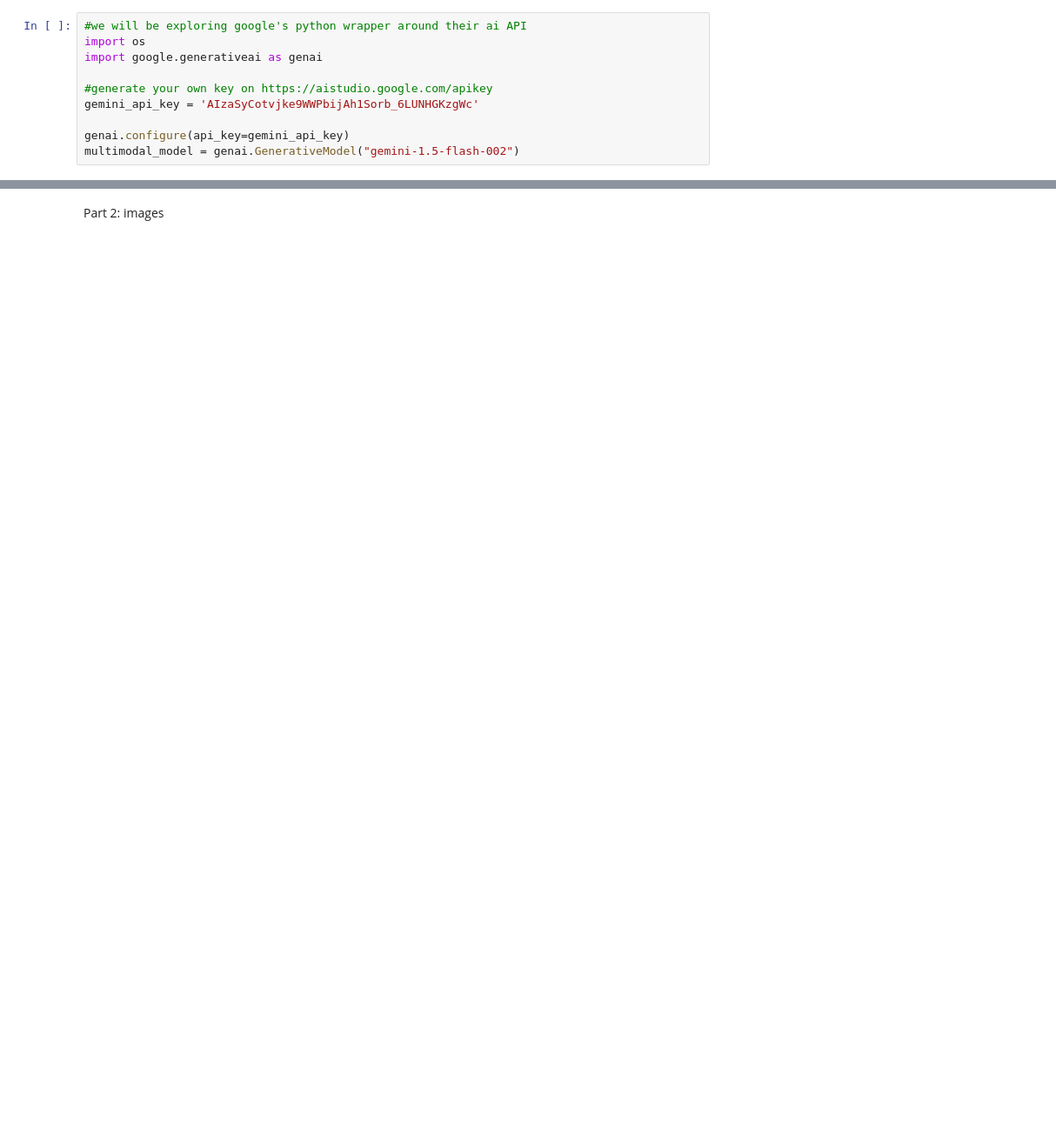
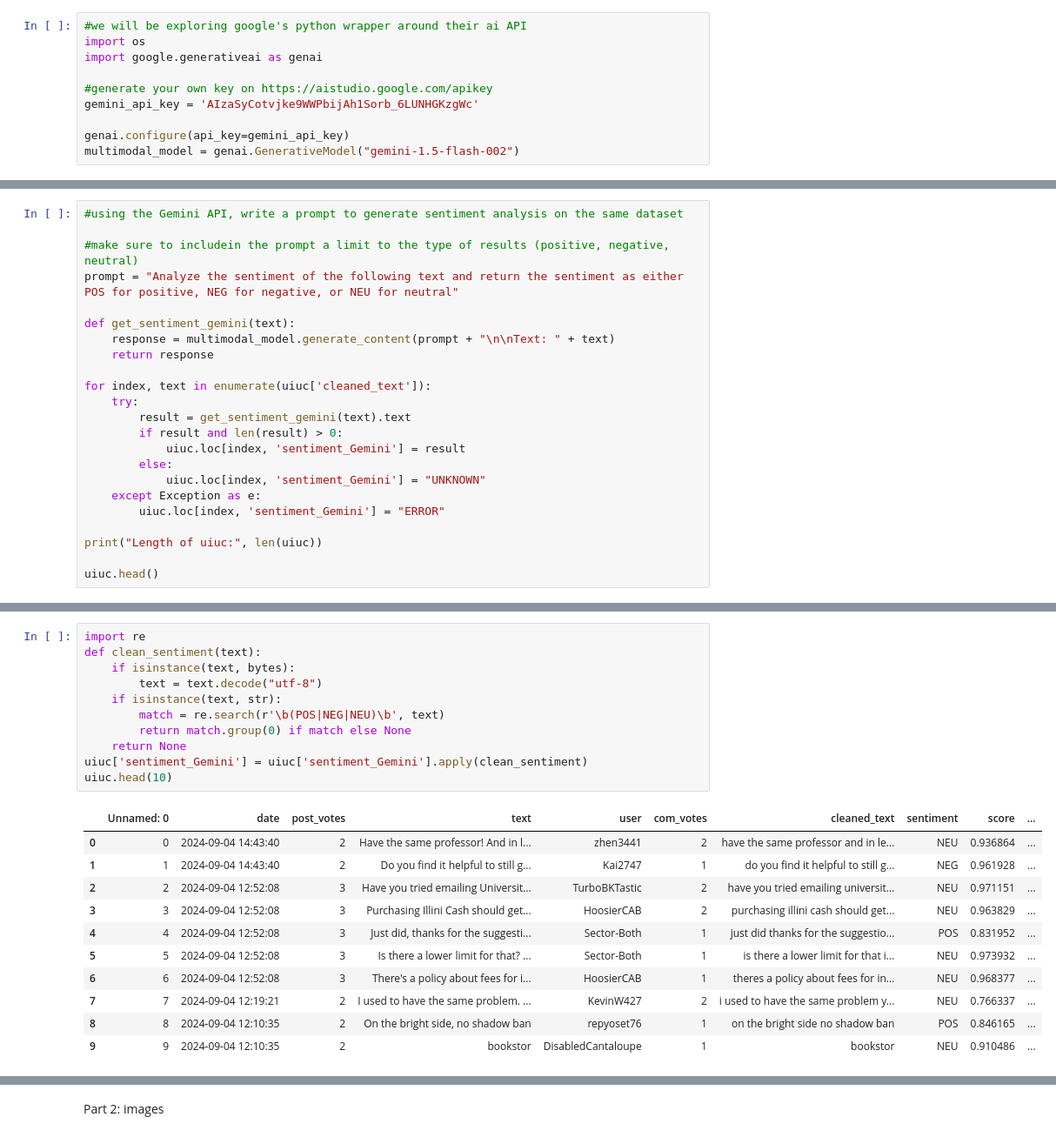
Before and after one commit to ashashzZ/project4-graphs-llms, a Jupyter notebook: project4.ipynb, the cells around one changed output, grey strips where cells are left out. Shown at 87% size. Saved outputs shown, nothing was run; the diff lists cells and outputs as text; blank space fills up the shorter version.

```diff
--- a/project4.ipynb
+++ b/project4.ipynb
@@ -56,0 +85,23 @@ model_response.text
+# %%
+#using the Gemini API, write a prompt to generate sentiment analysis on the same dataset
+
+#make sure to includein the prompt a limit to the type of results (positive, negative, neutral)
+prompt = "Analyze the sentiment of the following text and return the sentiment as either POS for positive, NEG for negative, or NEU for neutral"
+
+def get_sentiment_gemini(text):
+    response = multimodal_model.generate_content(prompt + "\n\nText: " + text)
+    return response
+
+for index, text in enumerate(uiuc['cleaned_text']):
+    try:
+        result = get_sentiment_gemini(text).text
+        if result and len(result) > 0:
+            uiuc.loc[index, 'sentiment_Gemini'] = result
+        else:
+            uiuc.loc[index, 'sentiment_Gemini'] = "UNKNOWN"
+    except Exception as e:
+        uiuc.loc[index, 'sentiment_Gemini'] = "ERROR"
+
+print("Length of uiuc:", len(uiuc))
+
+uiuc.head()
@@ -56,0 +116,23 @@ model_response.text
+# %%
+import re
+def clean_sentiment(text):
+    if isinstance(text, bytes):
+        text = text.decode("utf-8")
+    if isinstance(text, str):
+        match = re.search(r'\b(POS|NEG|NEU)\b', text)
+        return match.group(0) if match else None
+    return None
+uiuc['sentiment_Gemini'] = uiuc['sentiment_Gemini'].apply(clean_sentiment)
+uiuc.head(10)
+# %% [output]
+|  | Unnamed: 0 | date | post_votes | text | user | com_votes | cleaned_text | sentiment | score | ... |
+| 0 | 0 | 2024-09-04 14:43:40 | 2 | Have the same professor! And in l... | zhen3441 | 2 | have the same professor and in le... | NEU | 0.936864 | ... |
+| 1 | 1 | 2024-09-04 14:43:40 | 2 | Do you find it helpful to still g... | Kai2747 | 1 | do you find it helpful to still g... | NEG | 0.961928 | ... |
+| 2 | 2 | 2024-09-04 12:52:08 | 3 | Have you tried emailing Universit... | TurboBKTastic | 2 | have you tried emailing universit... | NEU | 0.971151 | ... |
+| 3 | 3 | 2024-09-04 12:52:08 | 3 | Purchasing Illini Cash should get... | HoosierCAB | 2 | purchasing illini cash should get... | NEU | 0.963829 | ... |
+| 4 | 4 | 2024-09-04 12:52:08 | 3 | Just did, thanks for the suggesti... | Sector-Both | 1 | just did thanks for the suggestio... | POS | 0.831952 | ... |
+| 5 | 5 | 2024-09-04 12:52:08 | 3 | Is there a lower limit for that? ... | Sector-Both | 1 | is there a lower limit for that i... | NEU | 0.973932 | ... |
+| 6 | 6 | 2024-09-04 12:52:08 | 3 | There's a policy about fees for i... | HoosierCAB | 1 | theres a policy about fees for in... | NEU | 0.968377 | ... |
+| 7 | 7 | 2024-09-04 12:19:21 | 2 | I used to have the same problem. ... | KevinW427 | 2 | i used to have the same problem y... | NEU | 0.766337 | ... |
+| 8 | 8 | 2024-09-04 12:10:35 | 2 | On the bright side, no shadow ban | repyoset76 | 1 | on the bright side no shadow ban | POS | 0.846165 | ... |
+| 9 | 9 | 2024-09-04 12:10:35 | 2 | bookstor | DisabledCantaloupe | 1 | bookstor | NEU | 0.910486 | ... |
```
Also changed, not shown: parts of 25 cells of this notebook, 11 other files.
